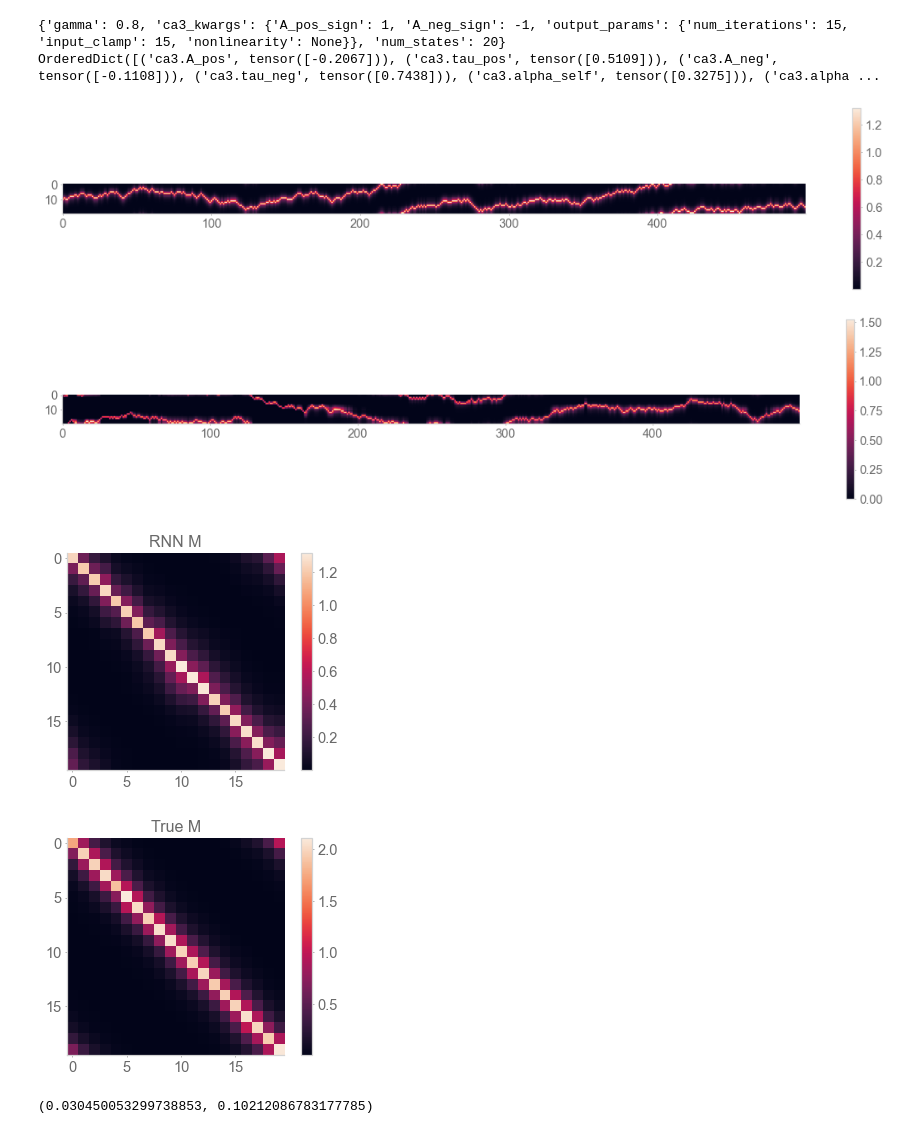
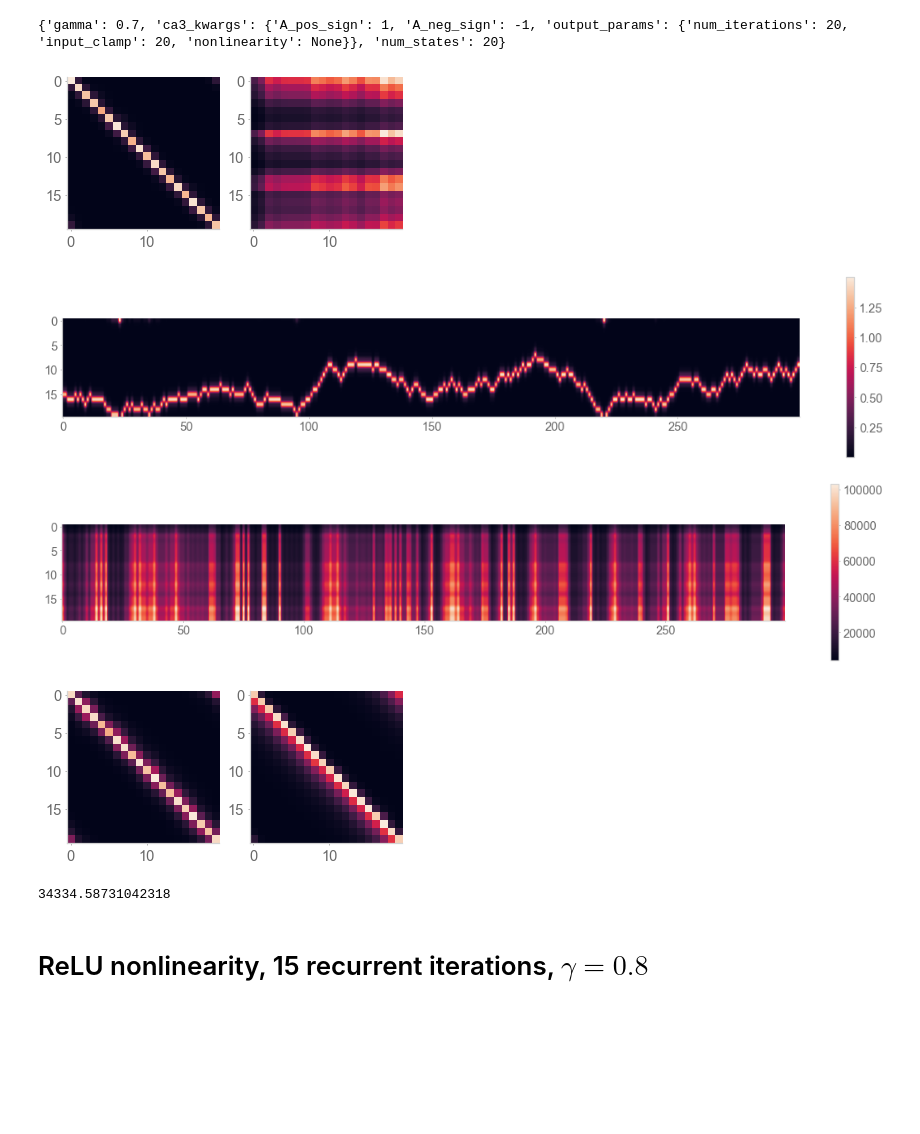
Before and after one commit to chingf/sr-project, a Jupyter notebook: notebooks/3acdf-activity-examples.ipynb, the cells around one changed output. Drawn from its saved outputs; the diff is of its cells as text; code cells hidden in the pictures; blank space fills up the shorter version.

```diff
--- a/notebooks/3acdf-activity-examples.ipynb
+++ b/notebooks/3acdf-activity-examples.ipynb
@@ -109,12 +91,13 @@ OrderedDict([('ca3.A_pos', tensor([1.0195])), ('ca3.tau_pos', tensor([0.4734])),
 # %%
-exp_dir = "/home/chingf/engram/Ching/02_gamma_v_rsteps/0.8/15/None/1/"
+exp_dir = f"{configs.engram_dir}02_gamma_v_rsteps/0.7/20/None/1/"
 run_and_plot(exp_dir)
 # %% [output]
-{'gamma': 0.8, 'ca3_kwargs': {'A_pos_sign': 1, 'A_neg_sign': -1, 'output_params': {'num_iterations': 15, 'input_clamp': 15, 'nonlinearity': None}}, 'num_states': 20}
-OrderedDict([('ca3.A_pos', tensor([-0.2067])), ('ca3.tau_pos', tensor([0.5109])), ('ca3.A_neg', tensor([-0.1108])), ('ca3.tau_neg', tensor([0.7438])), ('ca3.alpha_self', tensor([0.3275])), ('ca3.alpha ...
+{'gamma': 0.7, 'ca3_kwargs': {'A_pos_sign': 1, 'A_neg_sign': -1, 'output_params': {'num_iterations': 20, 'input_clamp': 20, 'nonlinearity': None}}, 'num_states': 20}
-[figure, old version]
+[figure, new version]
-[figure, old version]
+[figure, new version]
-[figure, old version]
+[figure, new version]
-[figure, old version]
+[figure, new version]
-(0.030450053299738853, 0.10212086783177785)
+34334.58731042318
+# %% [markdown]
+# ReLU nonlinearity, 15 recurrent iterations, $\gamma=0.8$
 # %%
```
Also changed, not shown: parts of 6 cells of this notebook, 6 other files.
